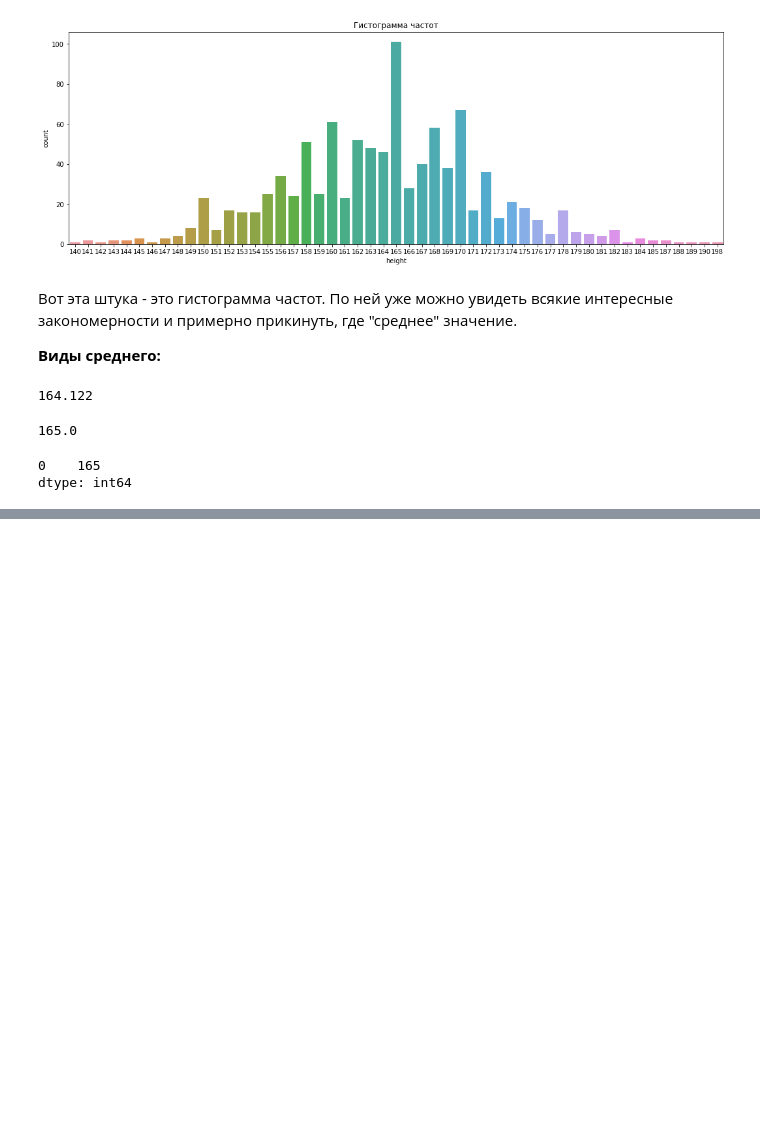
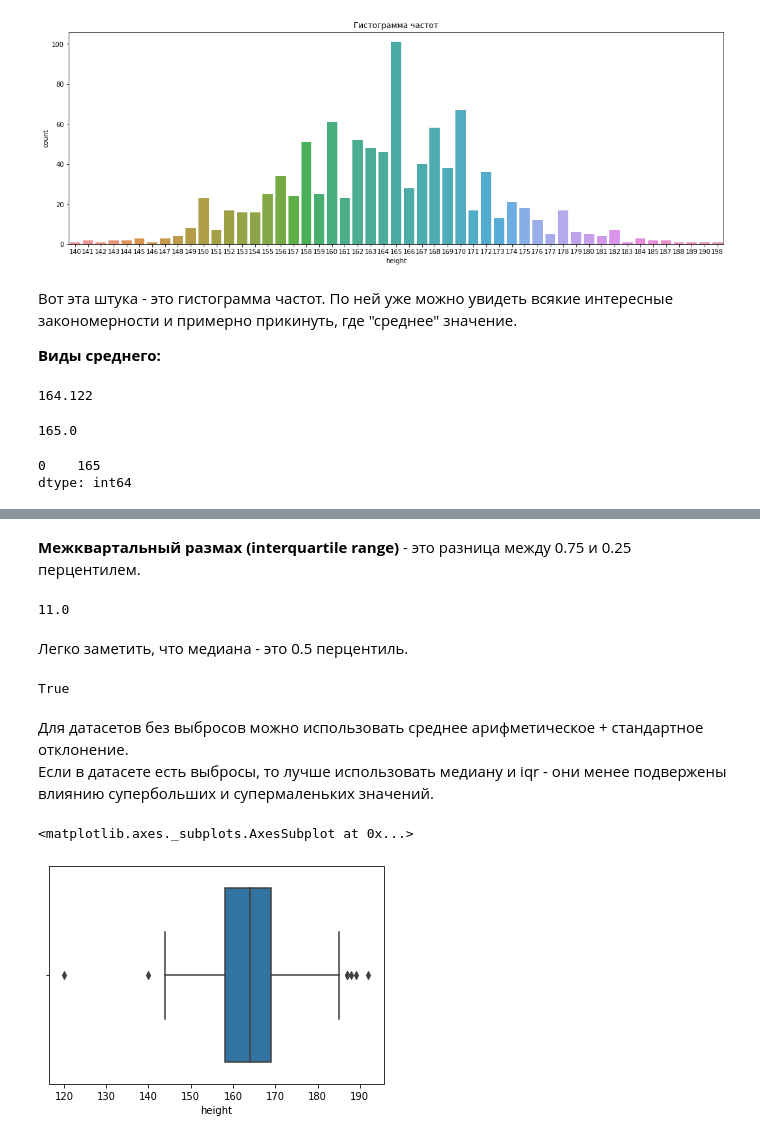
Before and after one commit to quicksilverri/statistics, a Jupyter notebook: statistics.ipynb, the cells around one changed output, grey strips where cells are left out. Cells and saved outputs as stored; diff of their text form; code cells hidden in the pictures; blank space fills up the shorter version.

```diff
--- a/statistics.ipynb
+++ b/statistics.ipynb
@@ -93,0 +131,21 @@ dtype: int64
+# %% [markdown]
+**Межквартальный размах (interquartile range)** - это разница между 0.75 и 0.25 перцентилем.
+# %%
+iqr = sample.height.quantile(0.75) - sample.height.quantile(0.25)
+iqr
+# %% [output]
+11.0
+# %% [markdown]
+Легко заметить, что медиана - это 0.5 перцентиль.
+# %%
+sample.height.median() == sample.height.quantile(0.5)
+# %% [output]
+True
+# %% [markdown]
+Для датасетов без выбросов можно использовать среднее арифметическое + стандартное отклонение.
+Если в датасете есть выбросы, то лучше использовать медиану и iqr - они менее подвержены влиянию супербольших и супермаленьких значений.
+# %%
+sns.boxplot(sample.height)
+# %% [output]
+<matplotlib.axes._subplots.AxesSubplot at 0x...>
+[figure, added]
```
Also changed, not shown: parts of 13 cells of this notebook.
